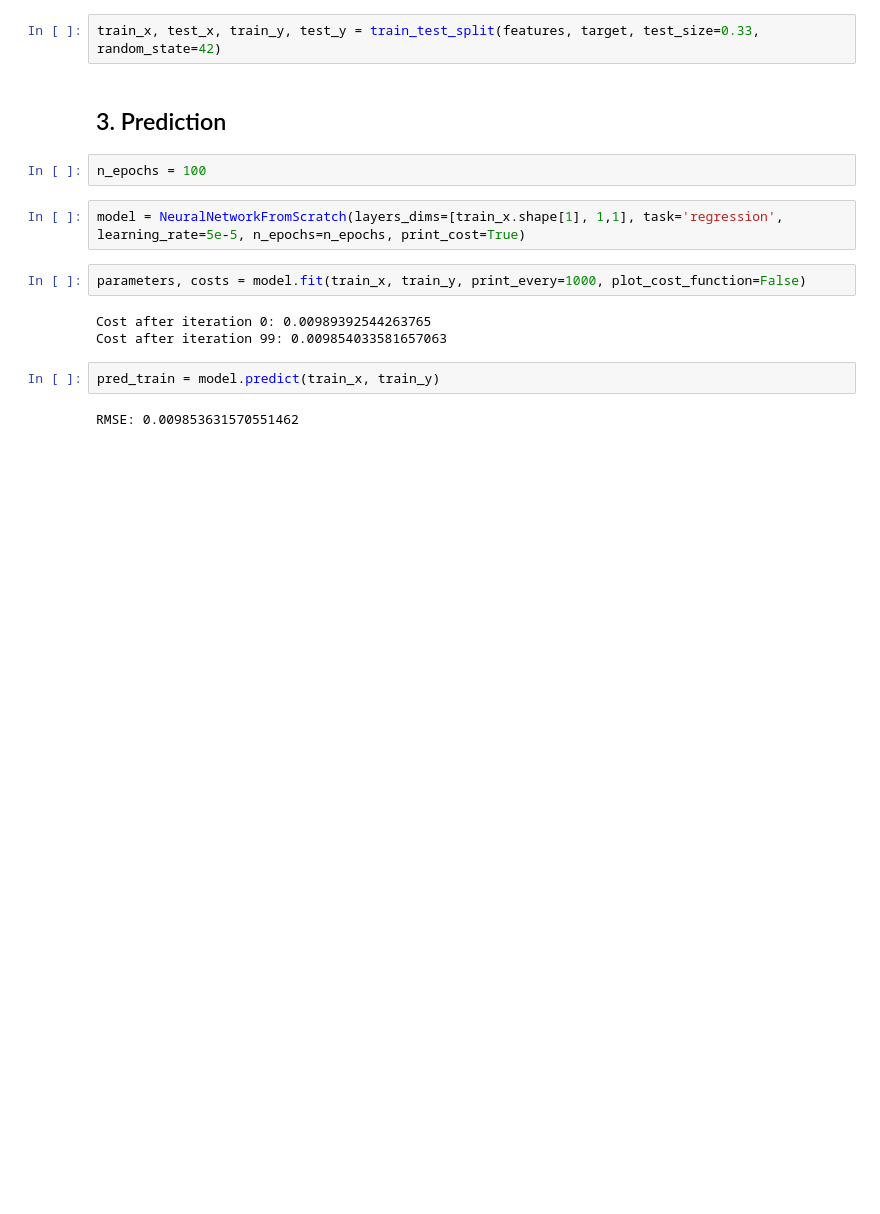
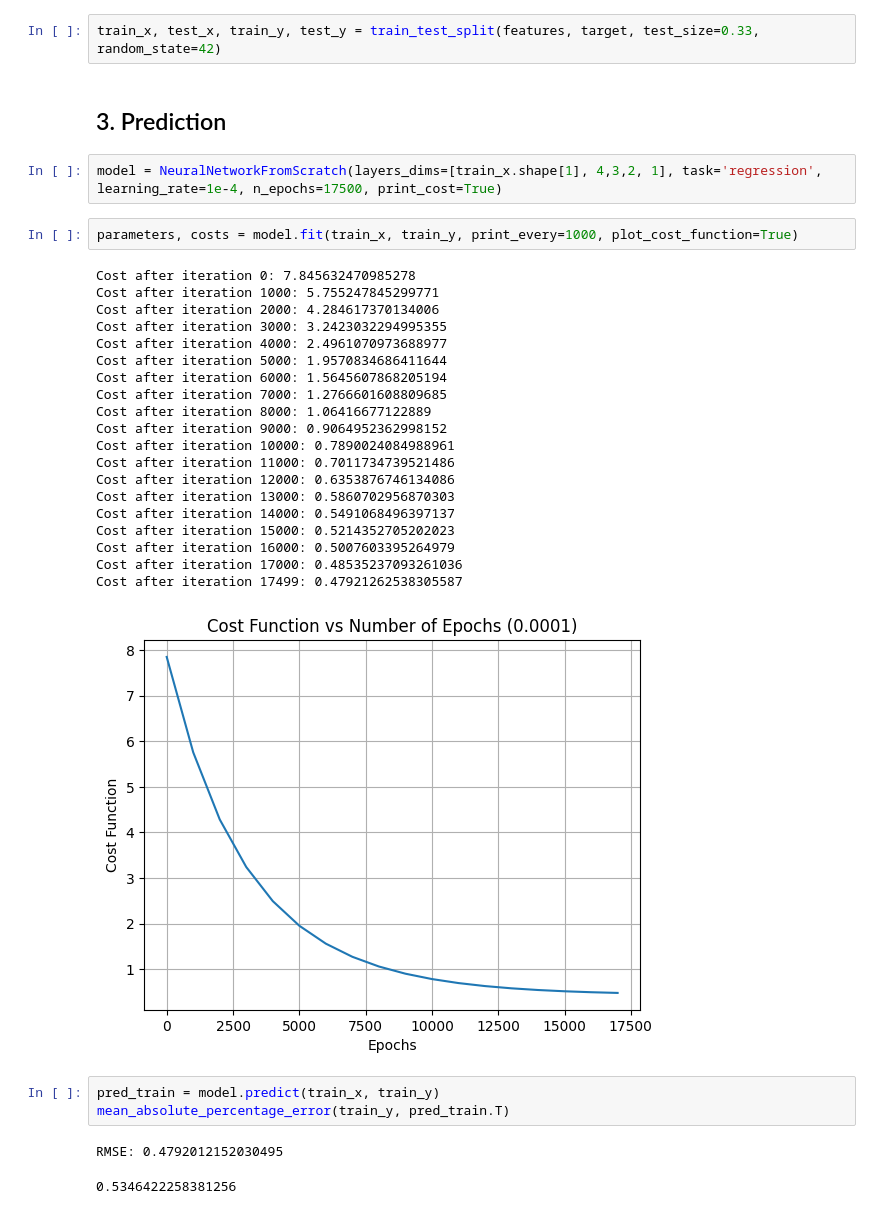
Before and after one commit to NickOLeeney/neural-network-from-scratch, a Jupyter notebook: examples/regression.ipynb, the cells around one changed output. Cells and saved outputs as stored; diff of their text form; blank space fills up the shorter version.

```diff
--- a/examples/regression.ipynb
+++ b/examples/regression.ipynb
@@ -156,18 +180,36 @@ train_x, test_x, train_y, test_y = train_test_split(features, target, test_size=
 # %% [markdown]
 
 ## 3. Prediction
-# %%
-n_epochs = 100
 # %%
-model = NeuralNetworkFromScratch(layers_dims=[train_x.shape[1], 1,1], task='regression', learning_rate=5e-5, n_epochs=n_epochs, print_cost=True)
+model = NeuralNetworkFromScratch(layers_dims=[train_x.shape[1], 4,3,2, 1], task='regression', learning_rate=1e-4, n_epochs=17500, print_cost=True)
 # %%
-parameters, costs = model.fit(train_x, train_y, print_every=1000, plot_cost_function=False)
+parameters, costs = model.fit(train_x, train_y, print_every=1000, plot_cost_function=True)
 # %% [output]
-Cost after iteration 0: 0.00989392544263765
-Cost after iteration 99: 0.009854033581657063
+Cost after iteration 0: 7.845632470985278
+Cost after iteration 1000: 5.755247845299771
+Cost after iteration 2000: 4.284617370134006
+Cost after iteration 3000: 3.2423032294995355
+Cost after iteration 4000: 2.4961070973688977
+Cost after iteration 5000: 1.9570834686411644
+Cost after iteration 6000: 1.5645607868205194
+Cost after iteration 7000: 1.2766601608809685
+Cost after iteration 8000: 1.06416677122889
+Cost after iteration 9000: 0.9064952362998152
+Cost after iteration 10000: 0.7890024084988961
+Cost after iteration 11000: 0.7011734739521486
+Cost after iteration 12000: 0.6353876746134086
+Cost after iteration 13000: 0.5860702956870303
+Cost after iteration 14000: 0.5491068496397137
+Cost after iteration 15000: 0.5214352705202023
+Cost after iteration 16000: 0.5007603395264979
+Cost after iteration 17000: 0.48535237093261036
+Cost after iteration 17499: 0.47921262538305587
+[figure, added]
 # %%
 pred_train = model.predict(train_x, train_y)
+mean_absolute_percentage_error(train_y, pred_train.T)
 # %% [output]
-RMSE: 0.009853631570551462
+RMSE: 0.4792012152030495
+0.5346422258381256
 # %%
 pred = model.predict(test_x, test_y)
```
Also changed, not shown: parts of 17 cells of this notebook, 4 other files.
